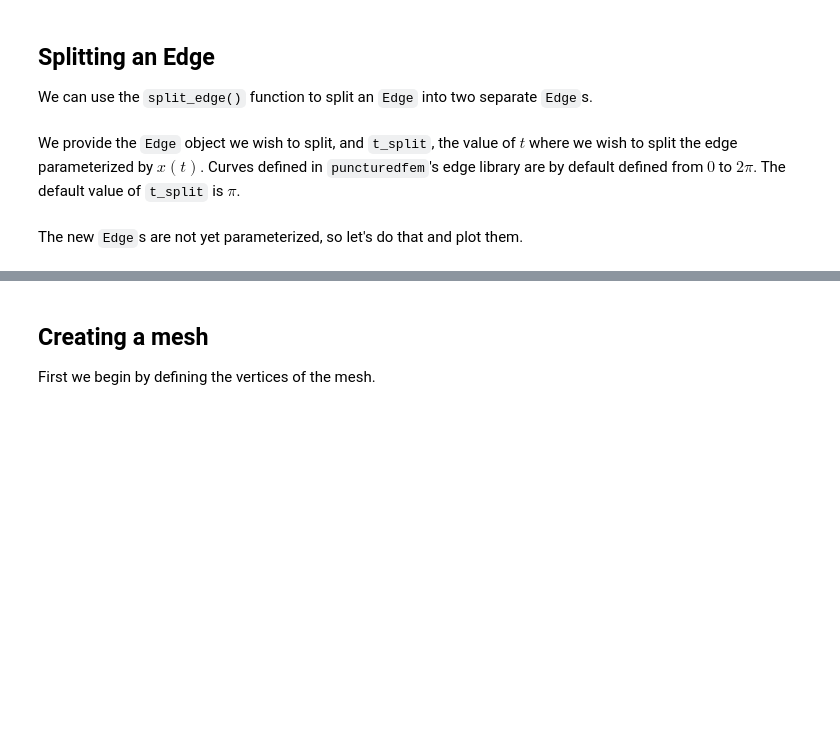
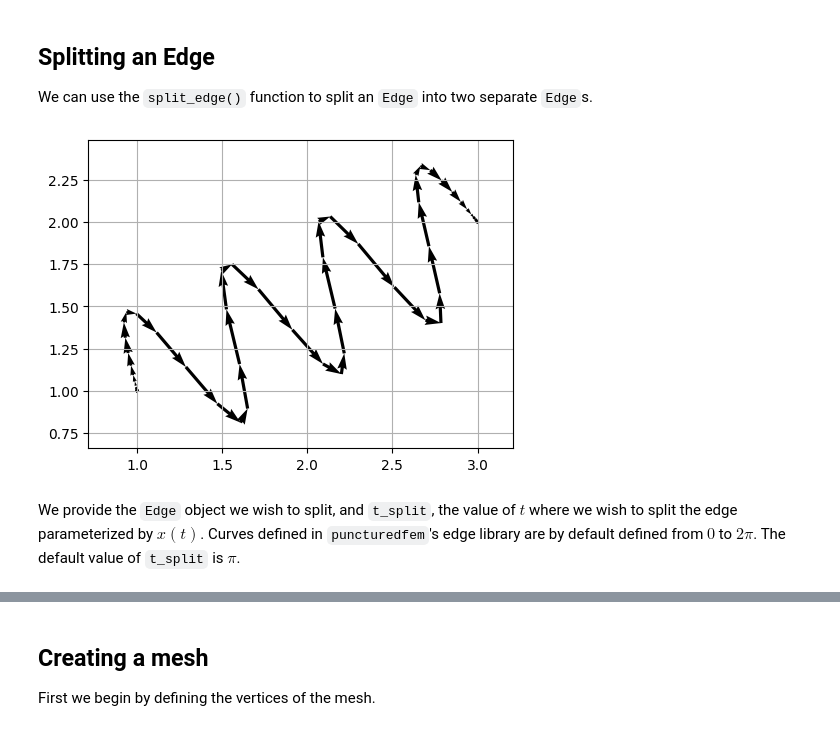
Before and after one commit to samreynoldsmath/PuncturedFEM, a Jupyter notebook: examples/ex0-mesh-building.ipynb, the cells around one changed output, grey strips where cells are left out. Drawn from its saved outputs; the diff is of its cells as text; code cells hidden in the pictures; blank space fills up the shorter version.

```diff
--- a/examples/ex0-mesh-building.ipynb
+++ b/examples/ex0-mesh-building.ipynb
@@ -110,14 +143,12 @@ We can use the `split_edge()` function to split an `Edge` into two separate `Edg
 # %%
 anchor = pf.Vert(x=1, y=1)
 endpnt = pf.Vert(x=3, y=2)
-e3 = pf.Edge(
+sinusoid_edge = pf.Edge(
     anchor=anchor, endpnt=endpnt, curve_type="sine_wave", amp=0.2, freq=7
 )
-pf.plot.MeshPlot(
-    [
-        e3,
-    ]
-).draw(show_orientation=True, show_grid=True)
+pf.plot.MeshPlot([sinusoid_edge]).draw(show_orientation=True, show_grid=True)
+# %% [output]
+[figure, added]
 # %% [markdown]
 We provide the `Edge` object we wish to split, and `t_split`, the value of $t$ where we wish to split the edge parameterized by $x(t)$.
 Curves defined in `puncturedfem`'s edge library are by default defined from $0$ to $2\pi$.
@@ -127,2 +157,0 @@ e4, e5 = pf.split_edge(e3, t_split=np.pi / 2)
-# %% [markdown]
-The new `Edge`s are not yet parameterized, so let's do that and plot them.
```
Also changed, not shown: parts of 16 cells of this notebook, 2 other files.
